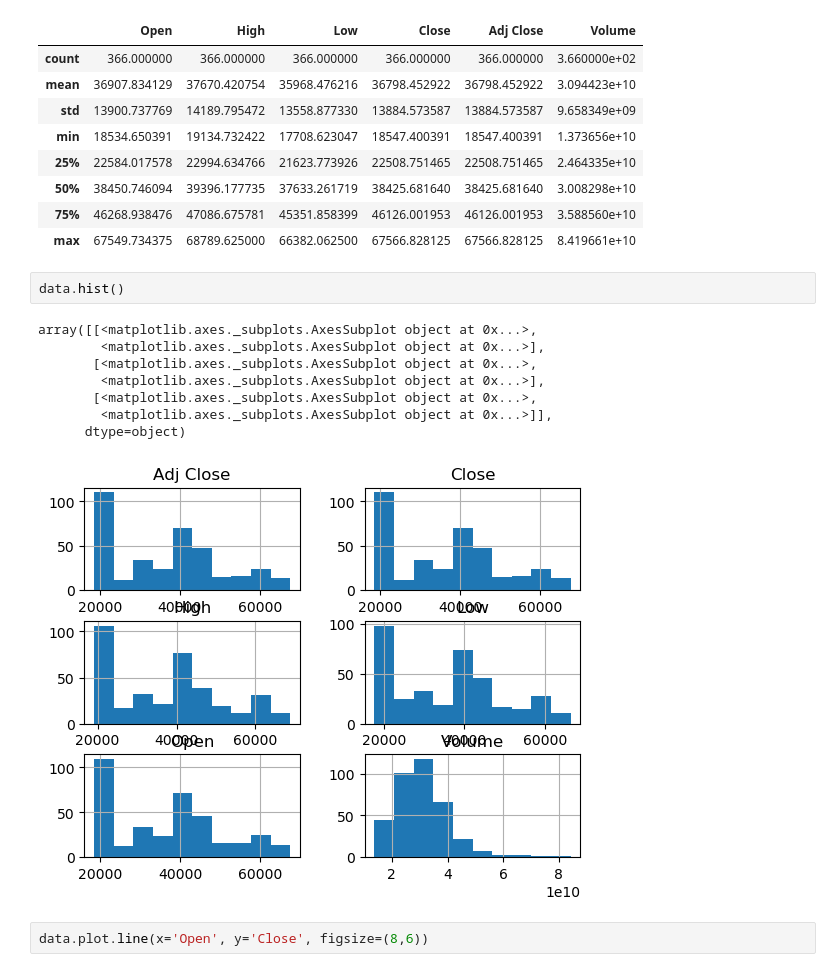
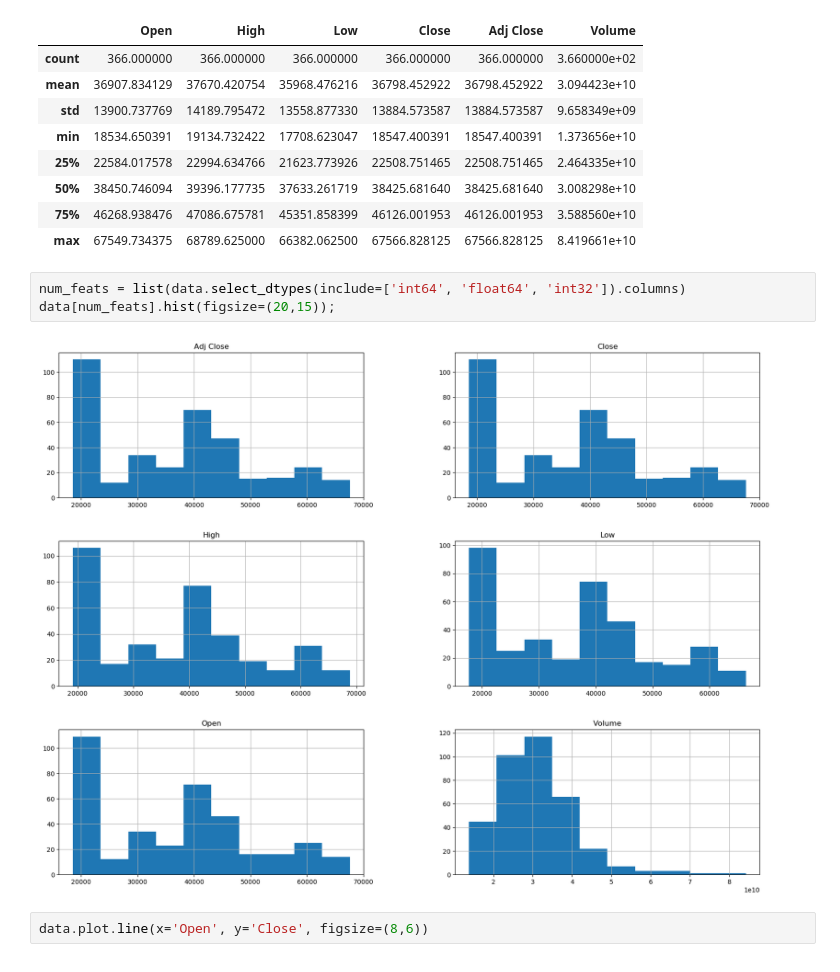
Before and after one commit to g3-reiten/scalable-backtesting-pipeline, a Jupyter notebook: notebooks/EDA_BTC-USD.ipynb, the cells around one changed output. Drawn from its saved outputs; the diff is of its cells as text.

Commit message:
update histogram

```diff
--- a/notebooks/EDA_BTC-USD.ipynb
+++ b/notebooks/EDA_BTC-USD.ipynb
@@ -52,17 +52,11 @@ data.describe()
 | 50% | 38450.746094 | 39396.177735 | 37633.261719 | 38425.681640 | 38425.681640 | 3.008298e+10 |
 | 75% | 46268.938476 | 47086.675781 | 45351.858399 | 46126.001953 | 46126.001953 | 3.588560e+10 |
 | max | 67549.734375 | 68789.625000 | 66382.062500 | 67566.828125 | 67566.828125 | 8.419661e+10 |
-# %%
-data.hist()
-# %% [output]
-array([[<matplotlib.axes._subplots.AxesSubplot object at 0x...>,
-        <matplotlib.axes._subplots.AxesSubplot object at 0x...>],
-       [<matplotlib.axes._subplots.AxesSubplot object at 0x...>,
-        <matplotlib.axes._subplots.AxesSubplot object at 0x...>],
-       [<matplotlib.axes._subplots.AxesSubplot object at 0x...>,
-        <matplotlib.axes._subplots.AxesSubplot object at 0x...>]],
-      dtype=object)
-[figure, removed]
+# %%
+num_feats = list(data.select_dtypes(include=['int64', 'float64', 'int32']).columns)
+data[num_feats].hist(figsize=(20,15));
+# %% [output]
+[figure, added]
 # %%
 data.plot.line(x='Open', y='Close', figsize=(8,6))
 # %% [output]
```
